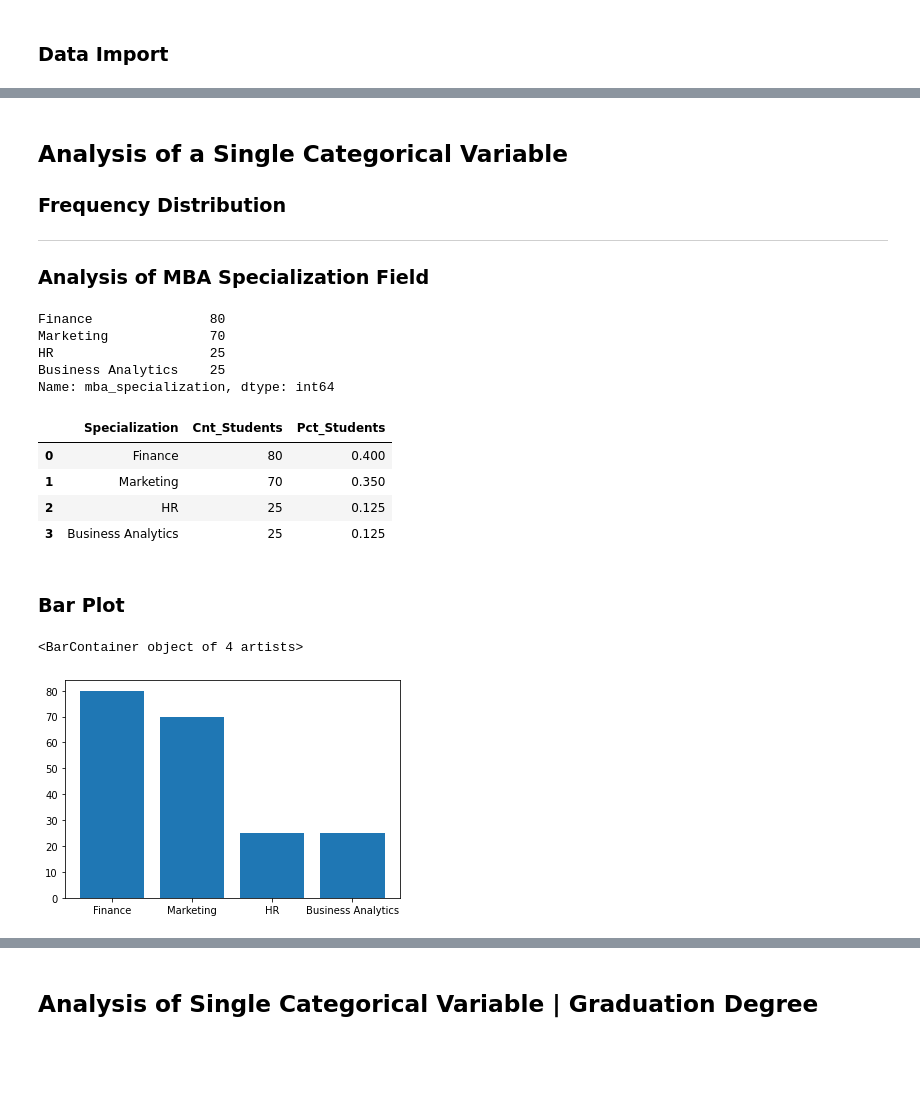
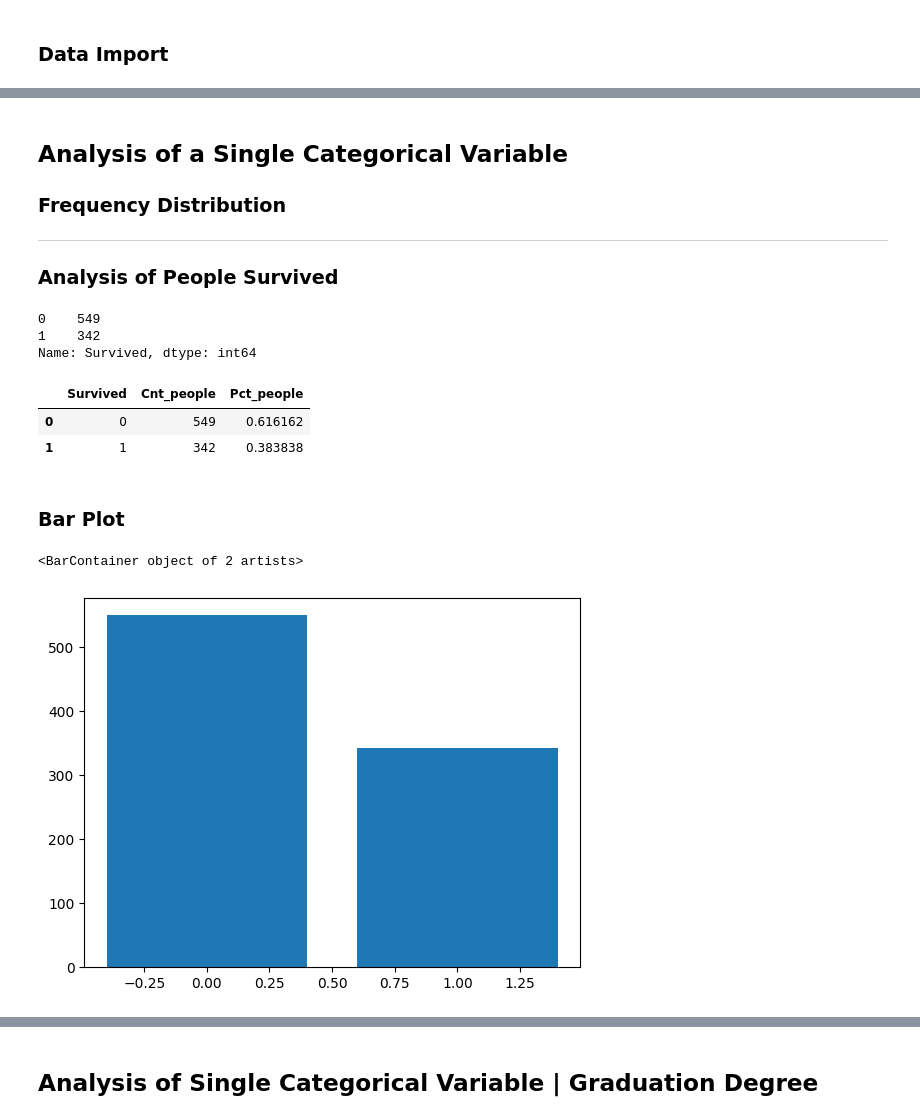
Before and after one commit to ashishpal2702/DataScience-Bootcamp, a Jupyter notebook: Python DS/Analysis_of_Single_Variable_AV.ipynb, the cells around one changed output, grey strips where cells are left out. Drawn from its saved outputs; the diff is of its cells as text; code cells hidden in the pictures; blank space fills up the shorter version.

```diff
--- a/Python DS/Analysis_of_Single_Variable_AV.ipynb
+++ b/Python DS/Analysis_of_Single_Variable_AV.ipynb
@@ -15,4 +15,4 @@ import seaborn as sns
 
 %matplotlib inline
 # %%
-mba_df = pd.read_csv("MBA_Students_Data.csv")
+df = pd.read_csv('titanic.csv')
@@ -33,32 +54,28 @@ mba_df.head()
 ## Analysis of a Single Categorical Variable
 ### Frequency Distribution
 ***
-### Analysis of MBA Specialization Field
+### Analysis of People Survived
-# %%
-mba_df["mba_specialization"].value_counts()
-# %% [output]
-Finance               80
-Marketing             70
-HR                    25
-Business Analytics    25
-Name: mba_specialization, dtype: int64
+# %%
+df["Survived"].value_counts()
+# %% [output]
+0    549
+1    342
+Name: Survived, dtype: int64
 # %%
-freq_table = mba_df["mba_specialization"].value_counts().to_frame()
+freq_table = df["Survived"].value_counts().to_frame()
 freq_table.reset_index(inplace=True) # reset index
-freq_table.columns = [   "Specialization"   , 'Cnt_Students'] # rename columns
-freq_table["Pct_Students"] = freq_table['Cnt_Students'] / sum(freq_table['Cnt_Students'])
+freq_table.columns = [   "Survived"   , 'Cnt_people'] # rename columns
+freq_table["Pct_people"] = freq_table['Cnt_people'] / sum(freq_table['Cnt_people'])
 freq_table
 # %% [output]
-|  | Specialization | Cnt_Students | Pct_Students |
-| 0 | Finance | 80 | 0.400 |
-| 1 | Marketing | 70 | 0.350 |
-| 2 | HR | 25 | 0.125 |
-| 3 | Business Analytics | 25 | 0.125 |
+|  | Survived | Cnt_people | Pct_people |
+| 0 | 0 | 549 | 0.616162 |
+| 1 | 1 | 342 | 0.383838 |
 # %% [markdown]
 ### Bar Plot
 # %%
 # Simple one line syntax to make bar plot
-plt.bar(freq_table['Specialization'], freq_table['Cnt_Students'])
+plt.bar(freq_table['Survived'], freq_table['Cnt_people'])
 # %% [output]
-<BarContainer object of 4 artists>
+<BarContainer object of 2 artists>
-[figure, old version]
+[figure, new version]
```
Also changed, not shown: parts of 24 cells of this notebook, 1 other file.
